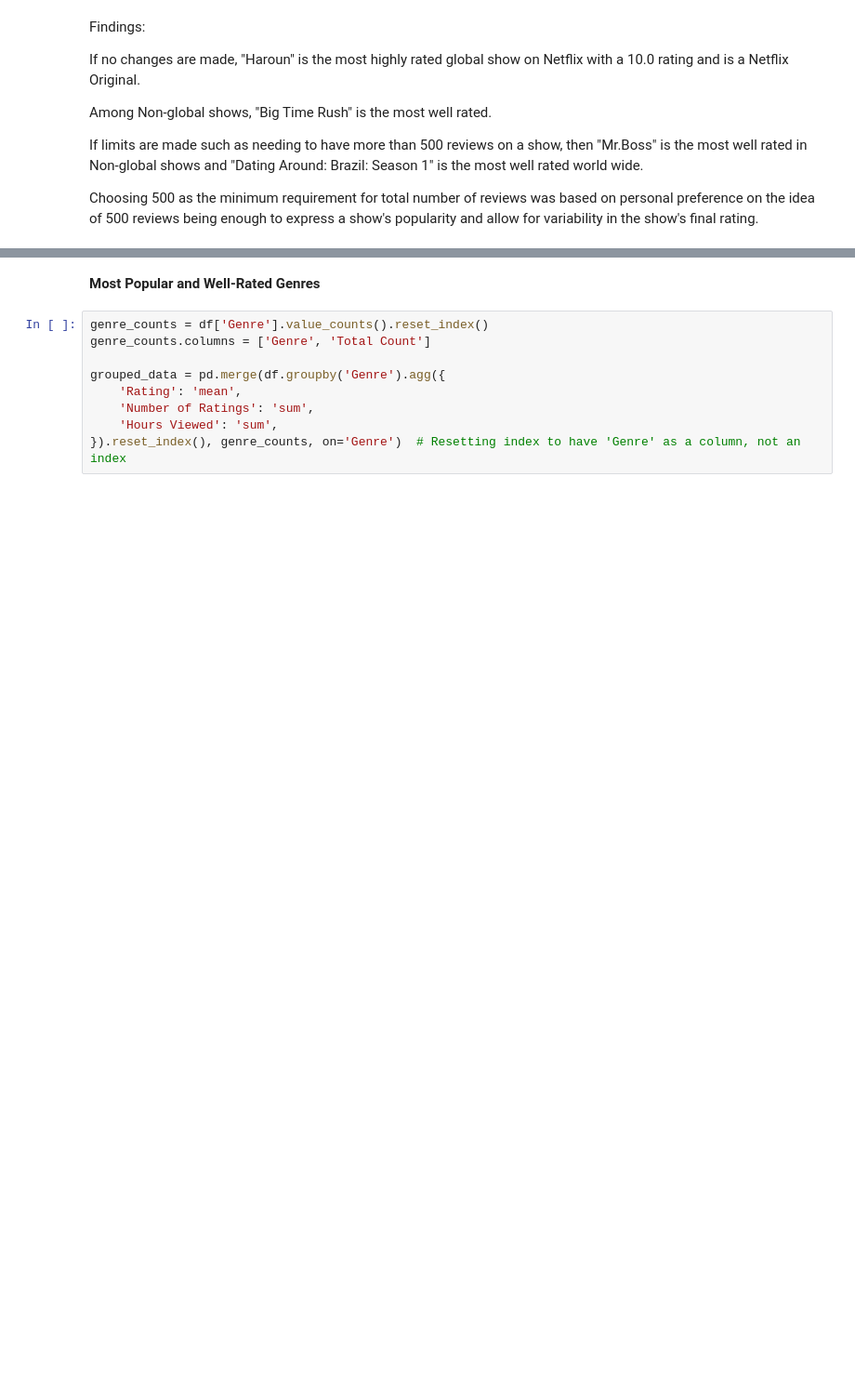
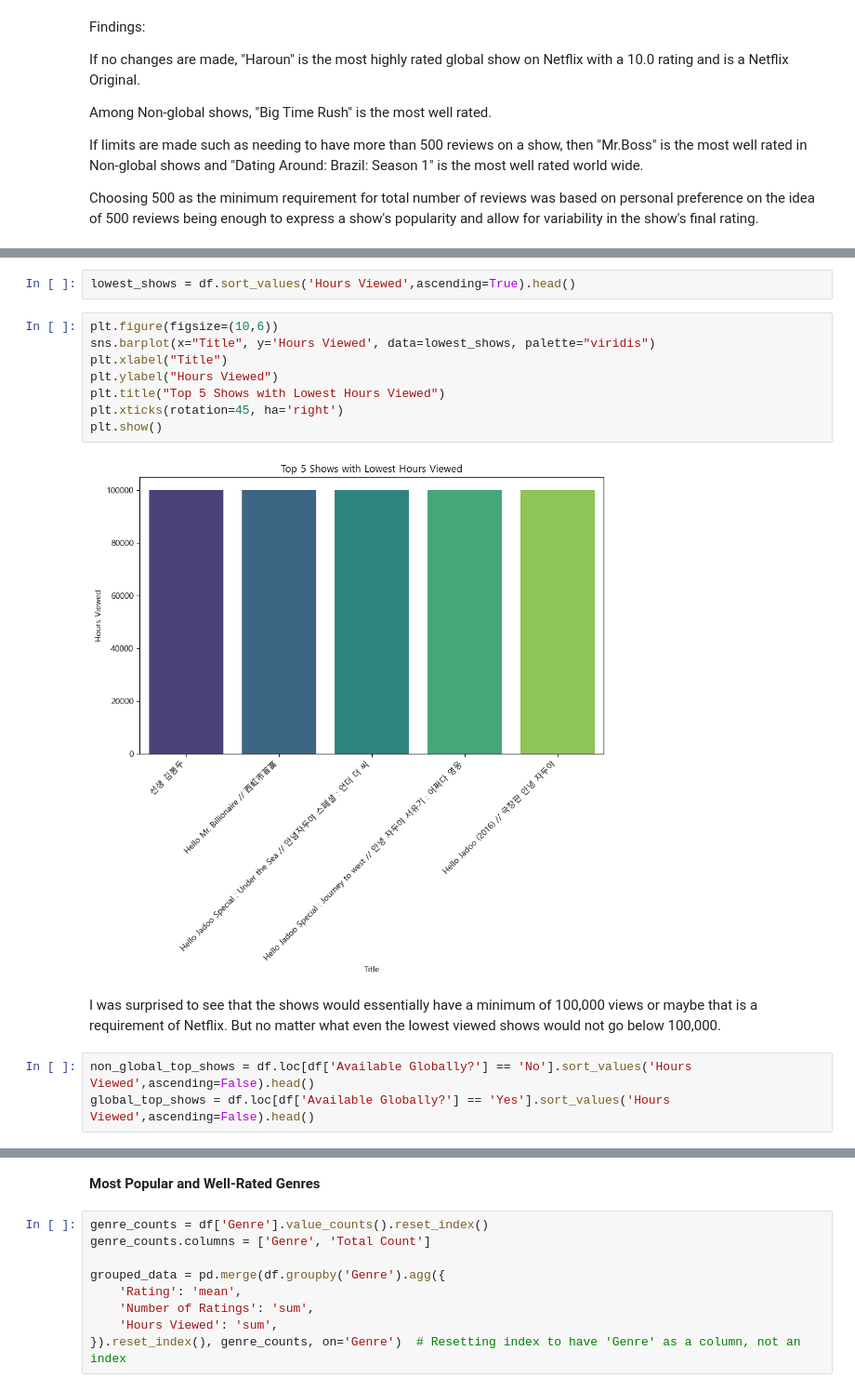
Before and after one commit to Kestrel86/netflixEDA, a Jupyter notebook: netflixEDA.ipynb, the cells around one changed output, grey strips where cells are left out. Shown at 93% size. Drawn from its saved outputs; the diff is of its cells as text; blank space fills up the shorter version.

```diff
--- a/netflixEDA.ipynb
+++ b/netflixEDA.ipynb
@@ -235,0 +257,17 @@ Choosing 500 as the minimum requirement for total number of reviews was based on
+# %%
+lowest_shows = df.sort_values('Hours Viewed',ascending=True).head()
+# %%
+plt.figure(figsize=(10,6))
+sns.barplot(x="Title", y='Hours Viewed', data=lowest_shows, palette="viridis")
+plt.xlabel("Title")
+plt.ylabel("Hours Viewed")
+plt.title("Top 5 Shows with Lowest Hours Viewed")
+plt.xticks(rotation=45, ha='right')
+plt.show()
+# %% [output]
+[figure, added]
+# %% [markdown]
+I was surprised to see that the shows would essentially have a minimum of 100,000 views or maybe that is a requirement of Netflix. But no matter what even the lowest viewed shows would not go below 100,000.
+# %%
+non_global_top_shows = df.loc[df['Available Globally?'] == 'No'].sort_values('Hours Viewed',ascending=False).head()
+global_top_shows = df.loc[df['Available Globally?'] == 'Yes'].sort_values('Hours Viewed',ascending=False).head()
```
Also changed, not shown: parts of 26 cells of this notebook.
